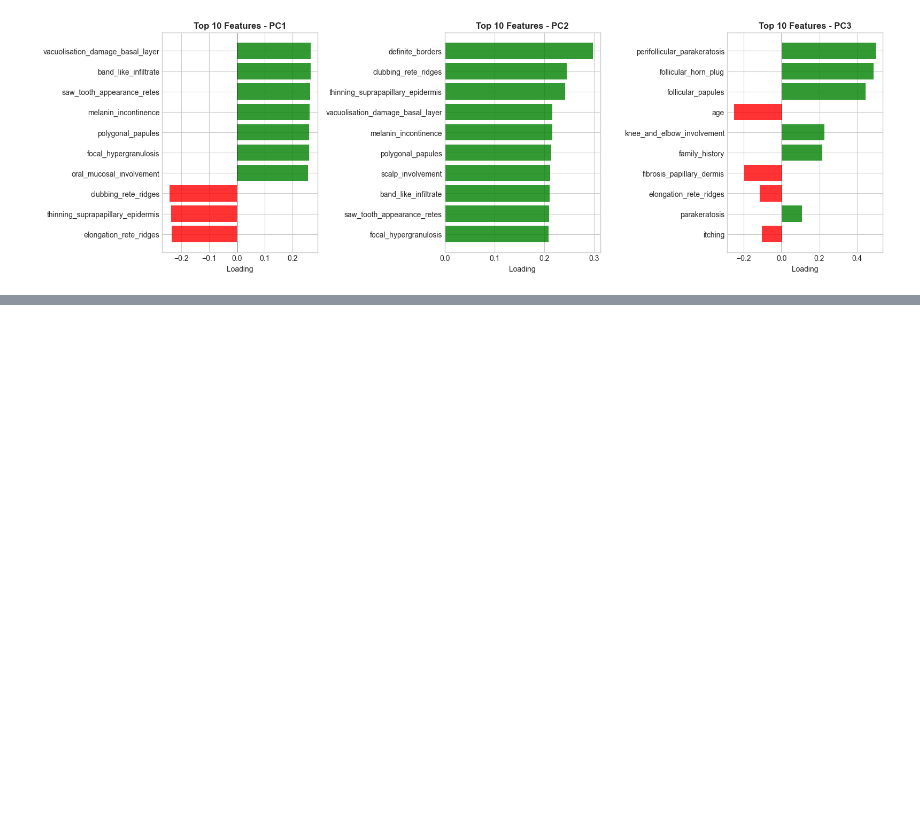
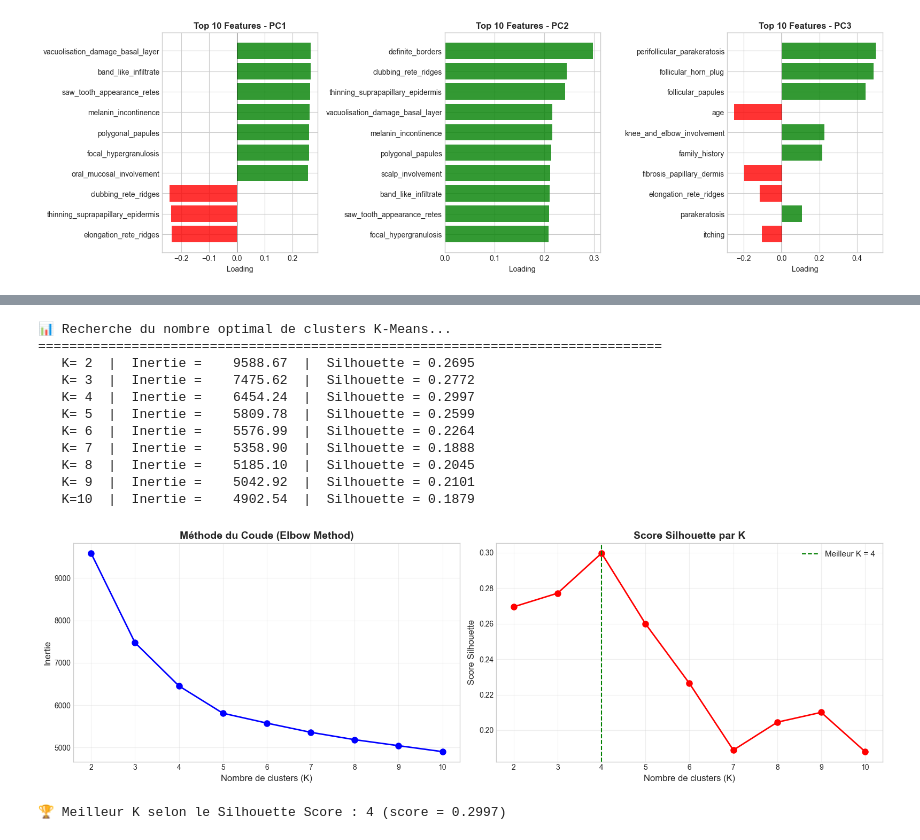
Before and after one commit to mohamedazizsaid/Machine_Learnning_concepts, a Jupyter notebook: dermatology_analysis.ipynb, the cells around one changed output, grey strips where cells are left out. Cells and saved outputs as stored; diff of their text form; code cells hidden in the pictures; blank space fills up the shorter version.

```diff
--- a/dermatology_analysis.ipynb
+++ b/dermatology_analysis.ipynb
@@ -50,7 +66,7 @@ print("✅ Toutes les bibliothèques ont été importées avec succès!")
 # =============================================================================
 
 # Téléchargement du dataset de dermatologie
-path = kagglehub.dataset_download("olcaybolat1/dermatology-dataset-classification")
+path =r"C:\Users\user\.cache\kagglehub\datasets\olcaybolat1\dermatology-dataset-classification\versions\5"
 print(f"📁 Chemin vers les fichiers du dataset: {path}")
 
 # Lister les fichiers disponibles
@@ -720,0 +813,61 @@ plt.show()
+# %%
+# =============================================================================
+# K-MEANS : MÉTHODE DU COUDE + SILHOUETTE SCORE
+# =============================================================================
+
+print("📊 Recherche du nombre optimal de clusters K-Means...")
+print("=" * 80)
+
+K_range = range(2, 11)
+inertias = []
+silhouette_scores = []
+
+for k in K_range:
+    kmeans = KMeans(n_clusters=k, random_state=42, n_init=10)
+    labels = kmeans.fit_predict(X_scaled)
+    inertias.append(kmeans.inertia_)
+    sil = silhouette_score(X_scaled, labels)
+    silhouette_scores.append(sil)
+    print(f"   K={k:2d}  |  Inertie = {kmeans.inertia_:10.2f}  |  Silhouette = {sil:.4f}")
+
+# Graphiques
+fig, axes = plt.subplots(1, 2, figsize=(16, 5))
+
+# Elbow
+axes[0].plot(list(K_range), inertias, 'b-o', markersize=8, linewidth=2)
+axes[0].set_xlabel('Nombre de clusters (K)', fontsize=12)
+axes[0].set_ylabel('Inertie', fontsize=12)
+axes[0].set_title('Méthode du Coude (Elbow Method)', fontsize=14, fontweight='bold')
+axes[0].grid(True, alpha=0.3)
+
+# Silhouette
+axes[1].plot(list(K_range), silhouette_scores, 'r-o', markersize=8, linewidth=2)
+axes[1].set_xlabel('Nombre de clusters (K)', fontsize=12)
+axes[1].set_ylabel('Score Silhouette', fontsize=12)
+axes[1].set_title('Score Silhouette par K', fontsize=14, fontweight='bold')
+axes[1].grid(True, alpha=0.3)
+
+# Marquer le meilleur K par silhouette
+best_k_idx = silhouette_scores.index(max(silhouette_scores))
+best_k = list(K_range)[best_k_idx]
+axes[1].axvline(x=best_k, color='green', linestyle='--', label=f'Meilleur K = {best_k}')
+axes[1].legend(fontsize=11)
+
+plt.tight_layout()
+plt.show()
+
+print(f"\n🏆 Meilleur K selon le Silhouette Score : {best_k} (score = {max(silhouette_scores):.4f})")
+# %% [output]
+📊 Recherche du nombre optimal de clusters K-Means...
+================================================================================
+   K= 2  |  Inertie =    9588.67  |  Silhouette = 0.2695
+   K= 3  |  Inertie =    7475.62  |  Silhouette = 0.2772
+   K= 4  |  Inertie =    6454.24  |  Silhouette = 0.2997
+   K= 5  |  Inertie =    5809.78  |  Silhouette = 0.2599
+   K= 6  |  Inertie =    5576.99  |  Silhouette = 0.2264
+   K= 7  |  Inertie =    5358.90  |  Silhouette = 0.1888
+   K= 8  |  Inertie =    5185.10  |  Silhouette = 0.2045
+   K= 9  |  Inertie =    5042.92  |  Silhouette = 0.2101
+   K=10  |  Inertie =    4902.54  |  Silhouette = 0.1879
+[figure, added]
+🏆 Meilleur K selon le Silhouette Score : 4 (score = 0.2997)
```
Also changed, not shown: parts of 38 cells of this notebook, 5 other files.
